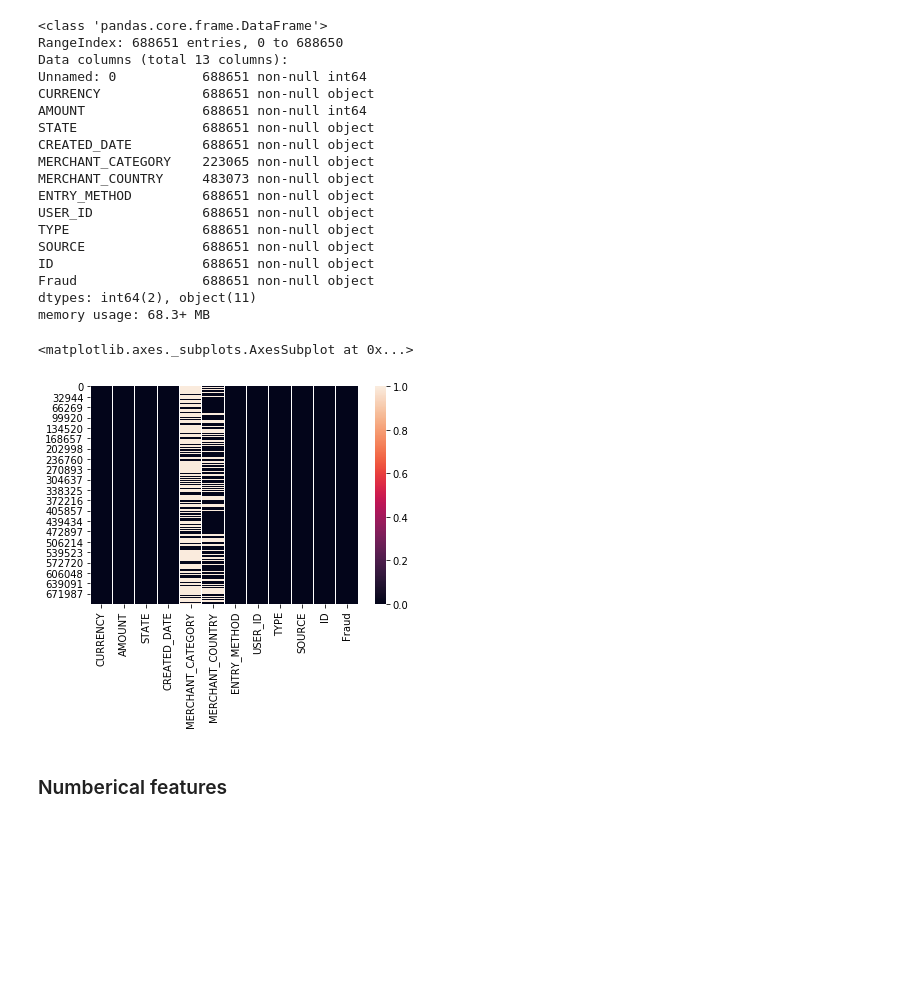
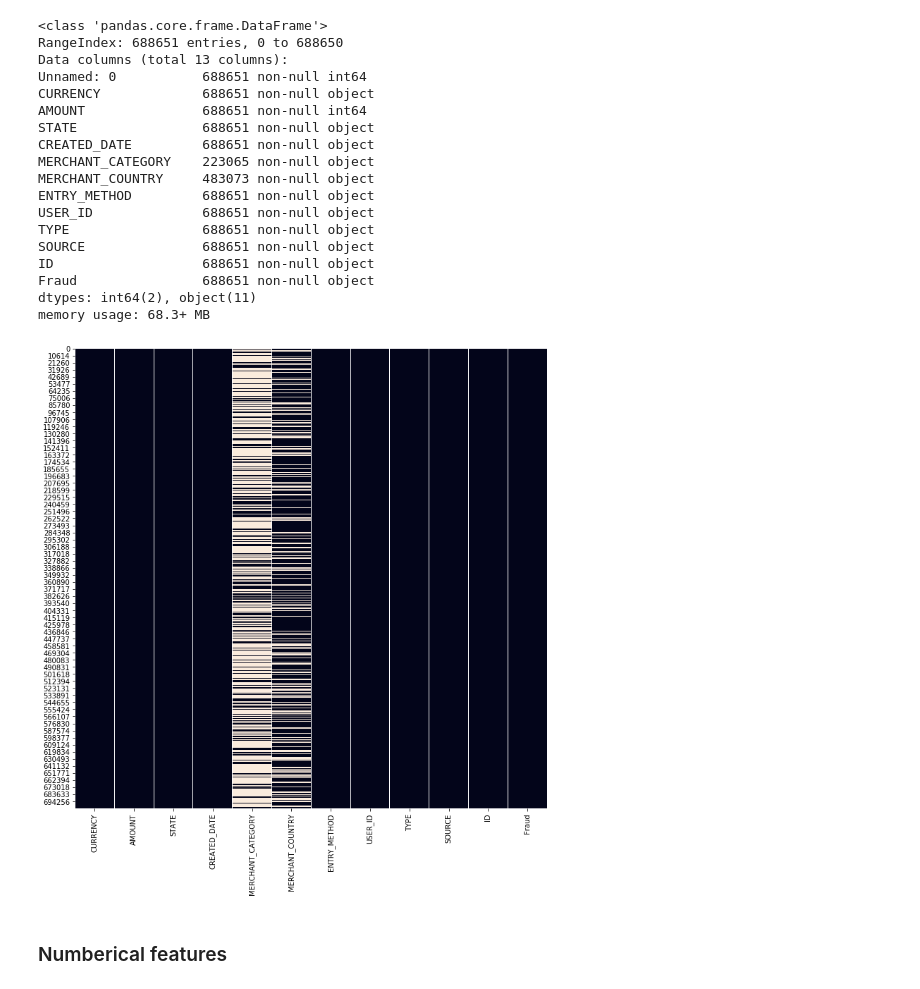
Before and after one commit to chaoskane1314/Detect-Fraud-Financial-Transactions, a Jupyter notebook: src/EDA and Data Cleaning.ipynb, the cells around one changed output. Cells and saved outputs as stored; diff of their text form; code cells hidden in the pictures; blank space fills up the shorter version.

```diff
--- a/src/EDA and Data Cleaning.ipynb
+++ b/src/EDA and Data Cleaning.ipynb
@@ -51,11 +63,12 @@ ID                   688651 non-null object
 Fraud                688651 non-null object
 dtypes: int64(2), object(11)
 memory usage: 68.3+ MB
-# %%
-sns.heatmap(transaction.isna())
-# %% [output]
-<matplotlib.axes._subplots.AxesSubplot at 0x...>
-[figure, removed]
+# %%
+plt.figure(figsize=(12,12))
+sns.heatmap(transaction.isna(),cbar = False)
+plt.savefig("../img/missing.png")
+# %% [output]
+[figure, added]
 # %% [markdown]
 ### Numberical features
 # %% [markdown]
```
Also changed, not shown: parts of 12 cells of this notebook, 30 other files.
